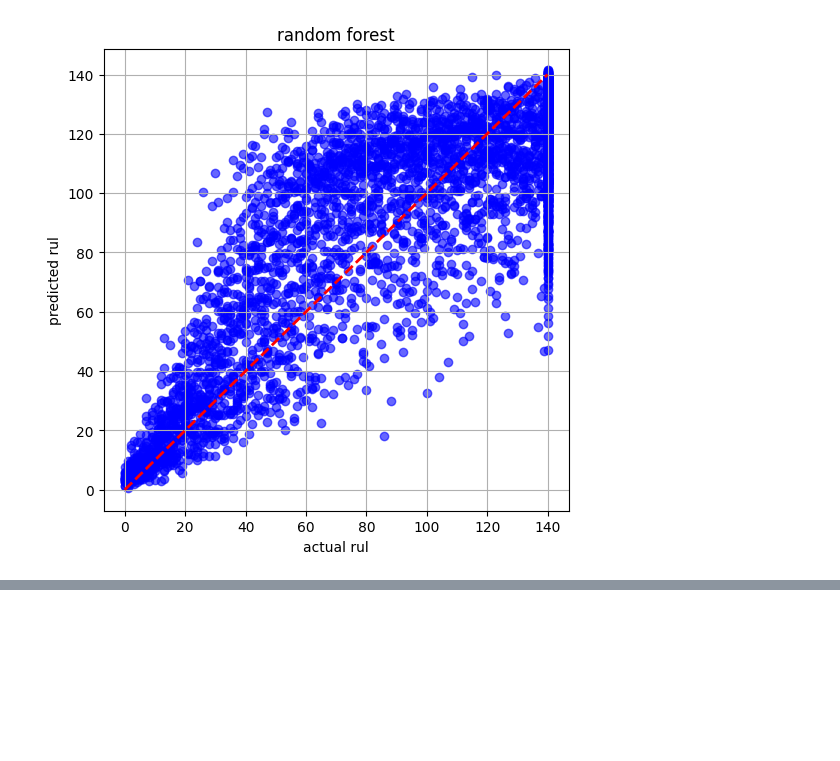
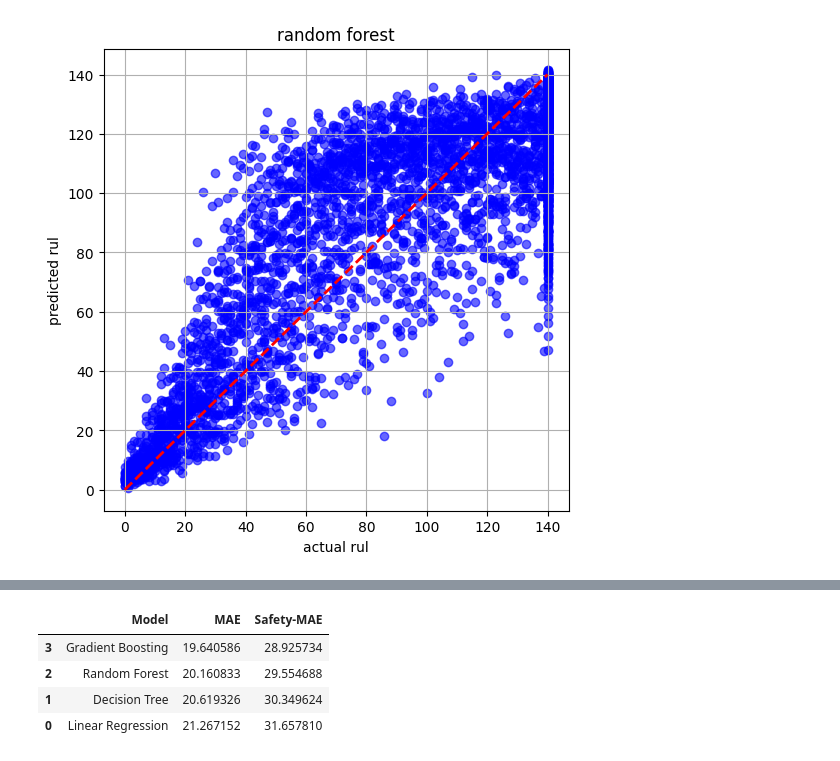
Before and after one commit to dev121-python/vehicle-predictive-maintenance, a Jupyter notebook: notebooks/eda_01.ipynb, the cells around one changed output, grey strips where cells are left out. Cells and saved outputs as stored; diff of their text form; code cells hidden in the pictures; blank space fills up the shorter version.

```diff
--- a/notebooks/eda_01.ipynb
+++ b/notebooks/eda_01.ipynb
@@ -291,0 +437,25 @@ plt.show()
+# %%
+def safety_mae(y_true, y_pred):
+    residual = y_true - y_pred
+    abs_error = np.abs(residual)
+
+    # Apply asymmetric penalty
+    safety_error = np.where(residual < 0, 2 * abs_error, abs_error)
+
+    return np.mean(safety_error)
+
+# Compute Safety-MAE for each model
+safety_results = {
+    "Linear Regression": safety_mae(y_val, y_preds_lr),
+    "Decision Tree": safety_mae(y_val, y_preds_dr),
+    "Random Forest": safety_mae(y_val, y_preds_fr),
+    "Gradient Boosting": safety_mae(y_val, y_preds_gbr)
+}
+
+# Convert to DataFrame for easy comparison
+df_safety = pd.DataFrame(
+    list(safety_results.items()),
+    columns=["Model", "Safety-MAE"]
+).sort_values("Safety-MAE")
+
+df_safety
@@ -291,0 +468,26 @@ plt.show()
+# %%
+from sklearn.metrics import mean_absolute_error
+
+mae_results = {
+    "Linear Regression": mean_absolute_error(y_val, y_preds_lr),
+    "Decision Tree": mean_absolute_error(y_val, y_preds_dr),
+    "Random Forest": mean_absolute_error(y_val, y_preds_fr),
+    "Gradient Boosting": mean_absolute_error(y_val, y_preds_gbr)
+}
+
+df_mae = pd.DataFrame(
+    list(mae_results.items()),
+    columns=["Model", "MAE"]
+)
+
+# Merge comparison
+df_compare = df_mae.merge(df_safety, on="Model")
+df_compare = df_compare.sort_values("Safety-MAE")
+
+df_compare
+# %% [output]
+|  | Model | MAE | Safety-MAE |
+| 3 | Gradient Boosting | 19.640586 | 28.925734 |
+| 2 | Random Forest | 20.160833 | 29.554688 |
+| 1 | Decision Tree | 20.619326 | 30.349624 |
+| 0 | Linear Regression | 21.267152 | 31.657810 |
```
Also changed, not shown: parts of 15 cells of this notebook.
